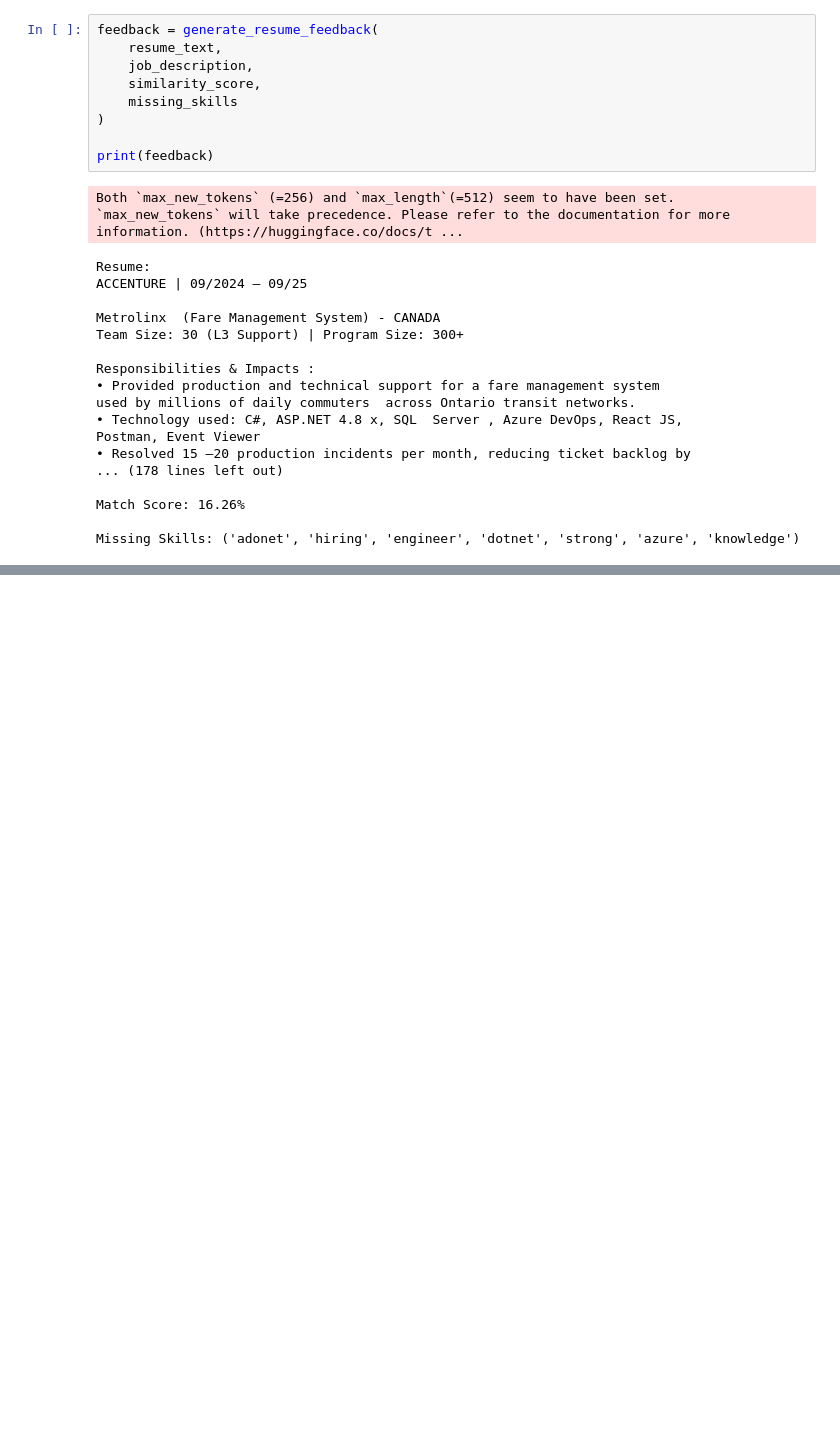
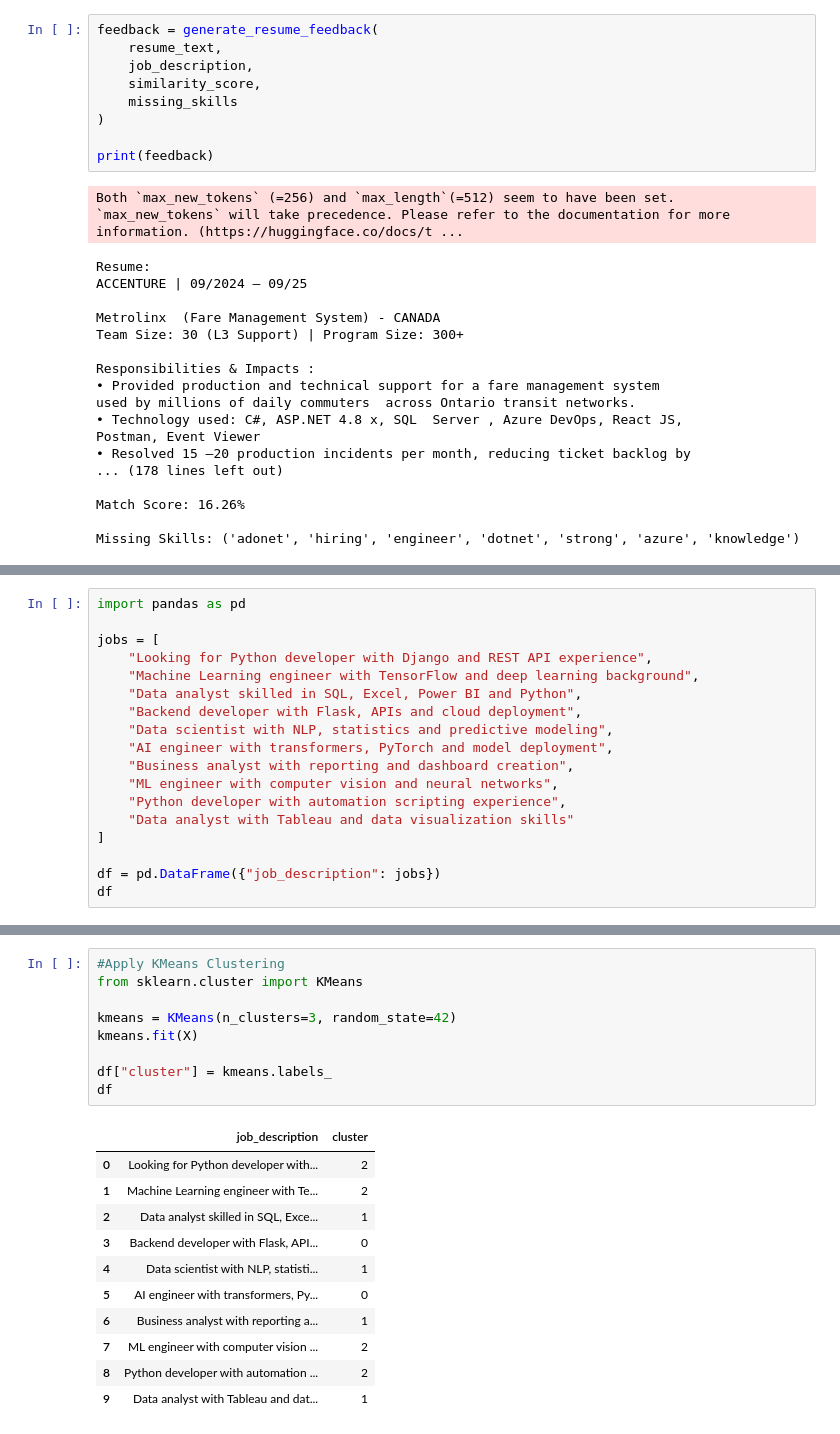
Before and after one commit to Sirisha-collab/Resume-Job-Match-Analytics, a Jupyter notebook: Resume_&_Job_Analytics.ipynb, the cells around one changed output, grey strips where cells are left out. Cells and saved outputs as stored; diff of their text form; blank space fills up the shorter version.

```diff
--- a/Resume_&_Job_Analytics.ipynb
+++ b/Resume_&_Job_Analytics.ipynb
@@ -214,0 +408,18 @@ Missing Skills: ('adonet', 'hiring', 'engineer', 'dotnet', 'strong', 'azure', 'k
+# %%
+import pandas as pd
+
+jobs = [
+    "Looking for Python developer with Django and REST API experience",
+    "Machine Learning engineer with TensorFlow and deep learning background",
+    "Data analyst skilled in SQL, Excel, Power BI and Python",
+    "Backend developer with Flask, APIs and cloud deployment",
+    "Data scientist with NLP, statistics and predictive modeling",
+    "AI engineer with transformers, PyTorch and model deployment",
+    "Business analyst with reporting and dashboard creation",
+    "ML engineer with computer vision and neural networks",
+    "Python developer with automation scripting experience",
+    "Data analyst with Tableau and data visualization skills"
+]
+
+df = pd.DataFrame({"job_description": jobs})
+df
@@ -214,0 +448,21 @@ Missing Skills: ('adonet', 'hiring', 'engineer', 'dotnet', 'strong', 'azure', 'k
+# %%
+#Apply KMeans Clustering
+from sklearn.cluster import KMeans
+
+kmeans = KMeans(n_clusters=3, random_state=42)
+kmeans.fit(X)
+
+df["cluster"] = kmeans.labels_
+df
+# %% [output]
+|  | job_description | cluster |
+| 0 | Looking for Python developer with... | 2 |
+| 1 | Machine Learning engineer with Te... | 2 |
+| 2 | Data analyst skilled in SQL, Exce... | 1 |
+| 3 | Backend developer with Flask, API... | 0 |
+| 4 | Data scientist with NLP, statisti... | 1 |
+| 5 | AI engineer with transformers, Py... | 0 |
+| 6 | Business analyst with reporting a... | 1 |
+| 7 | ML engineer with computer vision ... | 2 |
+| 8 | Python developer with automation ... | 2 |
+| 9 | Data analyst with Tableau and dat... | 1 |
```
Also changed, not shown: parts of 19 cells of this notebook.
